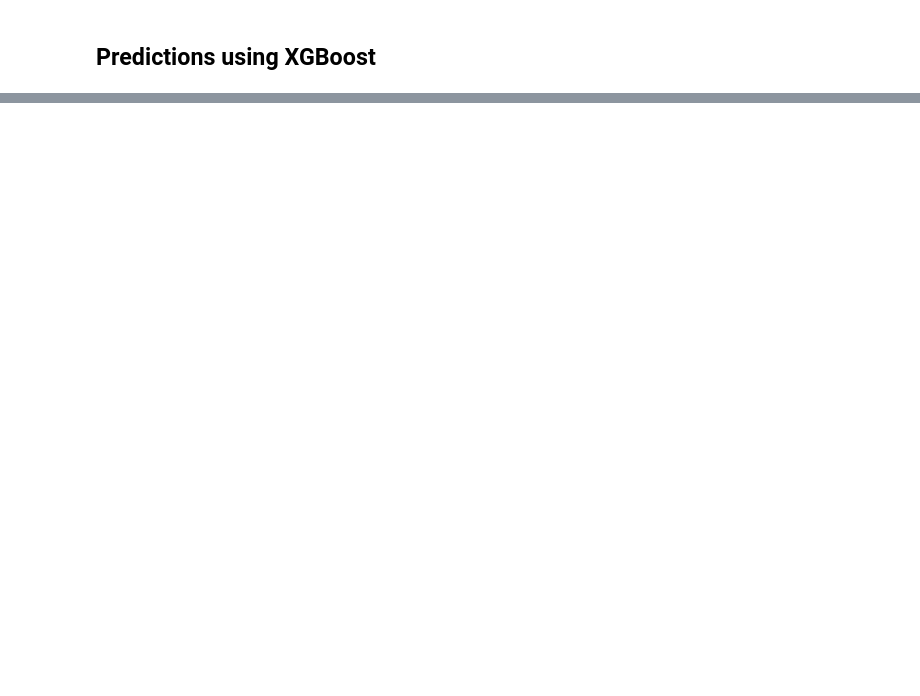
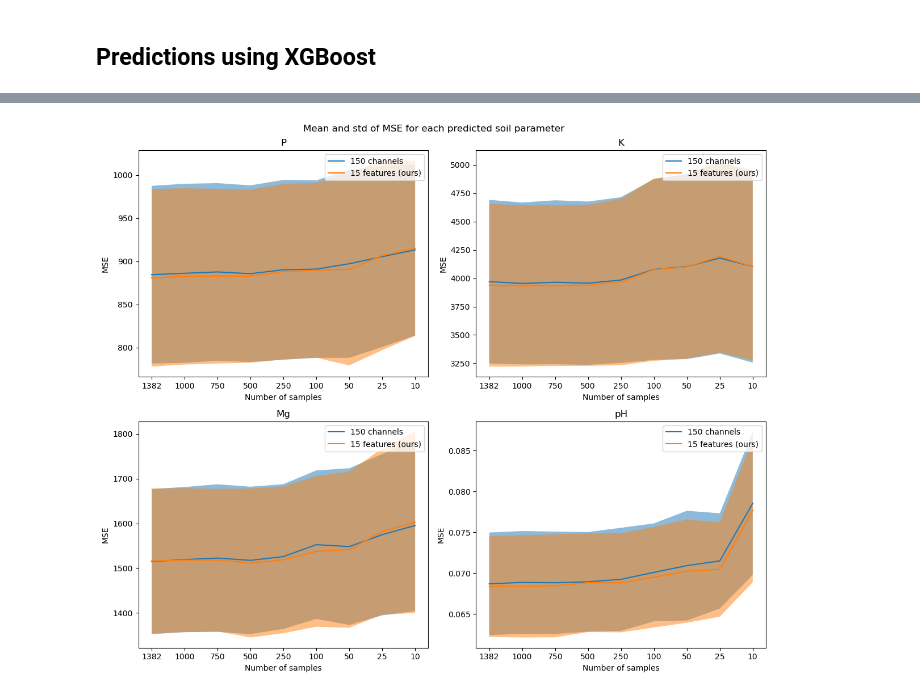
Before and after one commit to zuzg/domain-aware-hyperspectral-ml, a Jupyter notebook: notebooks/soil_params_estimation.ipynb, the cells around one changed output, grey strips where cells are left out. Saved outputs shown, nothing was run; the diff lists cells and outputs as text; code cells hidden in the pictures; blank space fills up the shorter version.

```diff
--- a/notebooks/soil_params_estimation.ipynb
+++ b/notebooks/soil_params_estimation.ipynb
@@ -130,0 +187,22 @@ for i, ax in enumerate(fig.axes):
+# %%
+fig, axs = plt.subplots(2, 2, figsize=(12, 10))
+fig.suptitle("Mean and std of MSE for each predicted soil parameter")
+x = list(range(len(samples)))
+
+for i, ax in enumerate(fig.axes):
+    ax.fill_between(x, mses_mean_img[:, i] - mses_std_img[:, i], mses_mean_img[:, i] + mses_std_img[:, i], alpha=0.5)
+    ax.fill_between(x, mses_mean_pred[:, i] - mses_std_pred[:, i], mses_mean_pred[:, i] + mses_std_pred[:, i], alpha=0.5)
+    ax.plot(x, mses_mean_img[:, i], '-', label="150 channels")
+    ax.plot(x, mses_mean_pred[:, i], '-', label="15 features (ours)")
+
+    ax.legend()
+    ax.set_xlabel("Number of samples")
+    ax.set_ylabel("MSE")
+    ax.set_title(gt.columns[i])
+    ax.set_xticks(x)
+    ax.set_xticklabels(samples)
+
+plt.tight_layout()
+plt.show()
+# %% [output]
+[figure, added]
```
Also changed, not shown: parts of 5 cells of this notebook.
